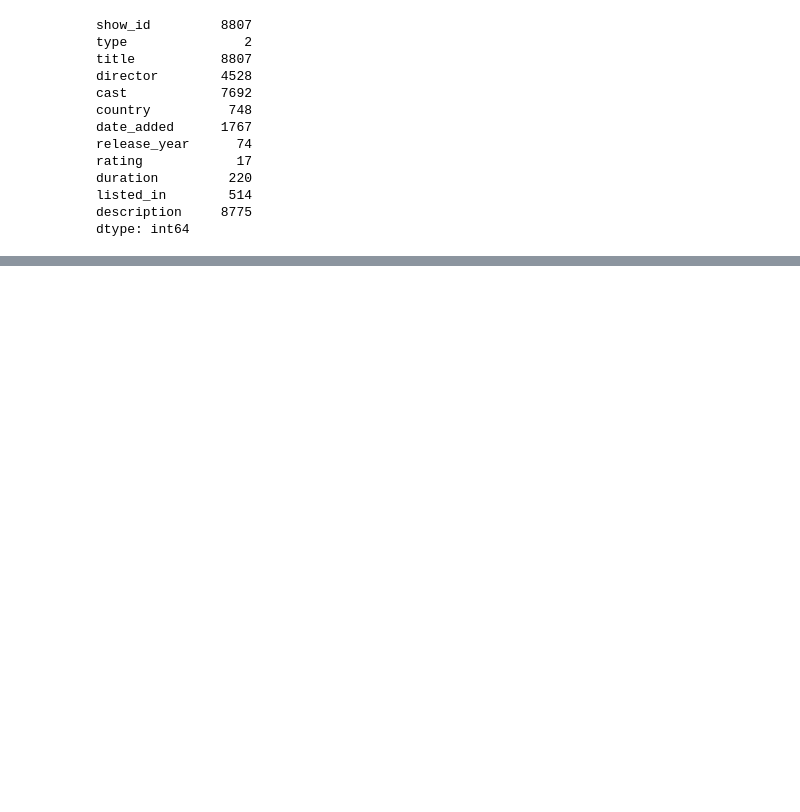
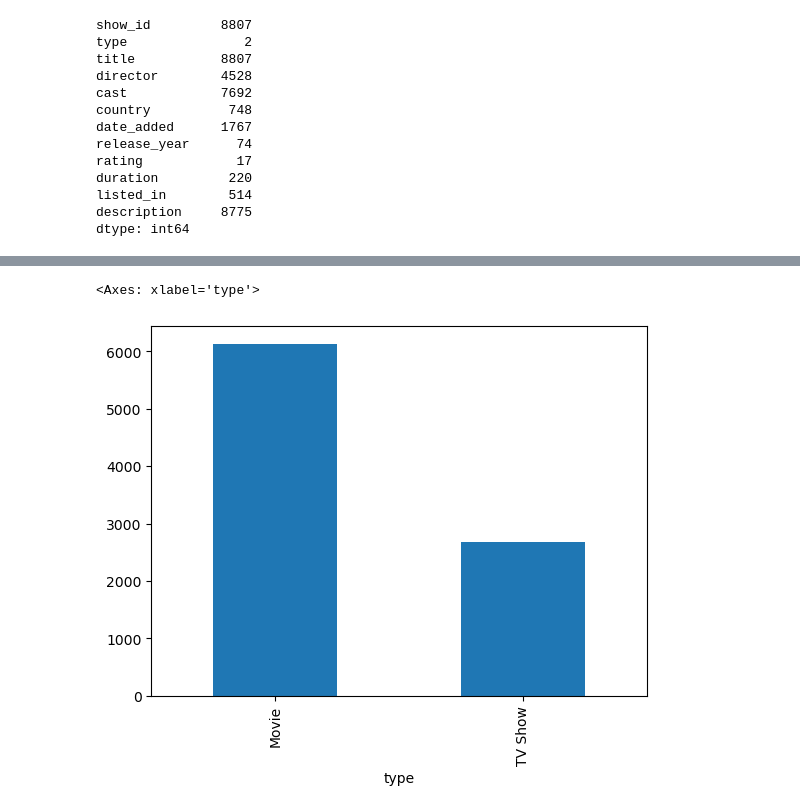
Before and after one commit to y4zi69/DataScienceJourney, a Jupyter notebook: DS.ipynb, the cells around one changed output, grey strips where cells are left out. Drawn from its saved outputs; the diff is of its cells as text; code cells hidden in the pictures; blank space fills up the shorter version.

```diff
--- a/DS.ipynb
+++ b/DS.ipynb
@@ -114,0 +189,5 @@ dtype: int64
+# %%
+df['type'].value_counts().plot(kind = 'bar')
+# %% [output]
+<Axes: xlabel='type'>
+[figure, added]
```
Also changed, not shown: parts of 31 cells of this notebook.
